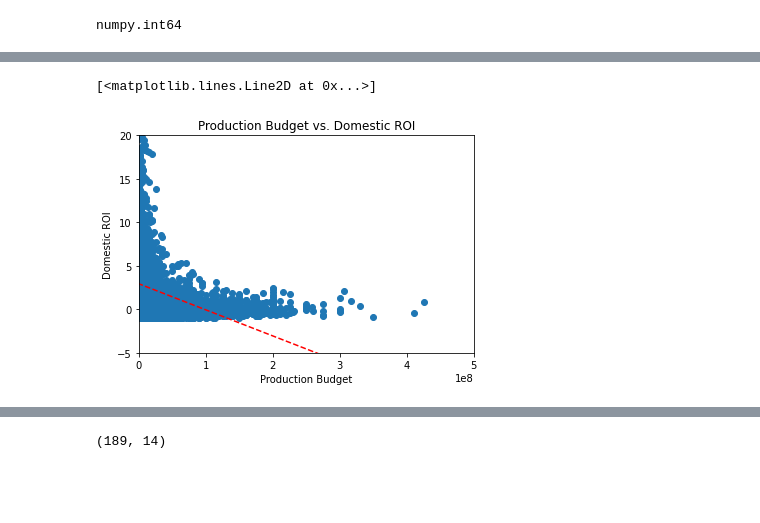
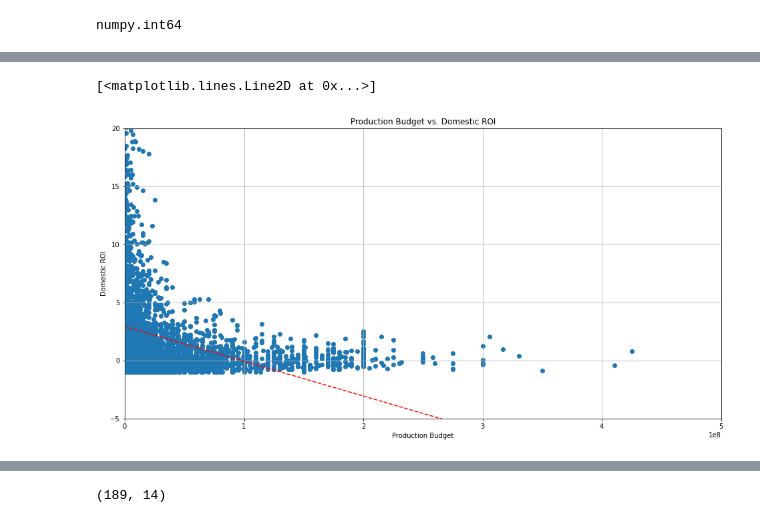
Before and after one commit to jmarkowi/Microsoft-Studios-Analysis, a Jupyter notebook: Eric––Project_1_Workbook.ipynb, the cells around one changed output, grey strips where cells are left out. Saved outputs shown, nothing was run; the diff lists cells and outputs as text; code cells hidden in the pictures; blank space fills up the shorter version.

```diff
--- a/Eric––Project_1_Workbook.ipynb
+++ b/Eric––Project_1_Workbook.ipynb
@@ -194,24 +197,25 @@ memory usage: 542.2+ KB
 # %%
 import matplotlib.pyplot as plt
 import numpy as np
 
-fig, ax = plt.subplots()
+fig, ax = plt.subplots(figsize = (16,8))
 
 X = movie_budgets_df['production_budget']
 
 Y = movie_budgets_df['domestic_roi']
 
 ax.scatter(X, Y)
 ax.set_title('Production Budget vs. Domestic ROI')
 ax.set_xlabel('Production Budget')
 ax.set_ylabel('Domestic ROI')
 
 plt.xlim(0, 500000000)
 plt.ylim(-5, 20)
+plt.grid()
 
 z = np.polyfit(X, Y, 1) #create trendline
 p = np.poly1d(z)
 plt.plot(X,p(X),"r--") #plot trendline
 # %% [output]
 [<matplotlib.lines.Line2D at 0x...>]
-[figure, old version]
+[figure, new version]
```
Also changed, not shown: parts of 39 cells of this notebook.
